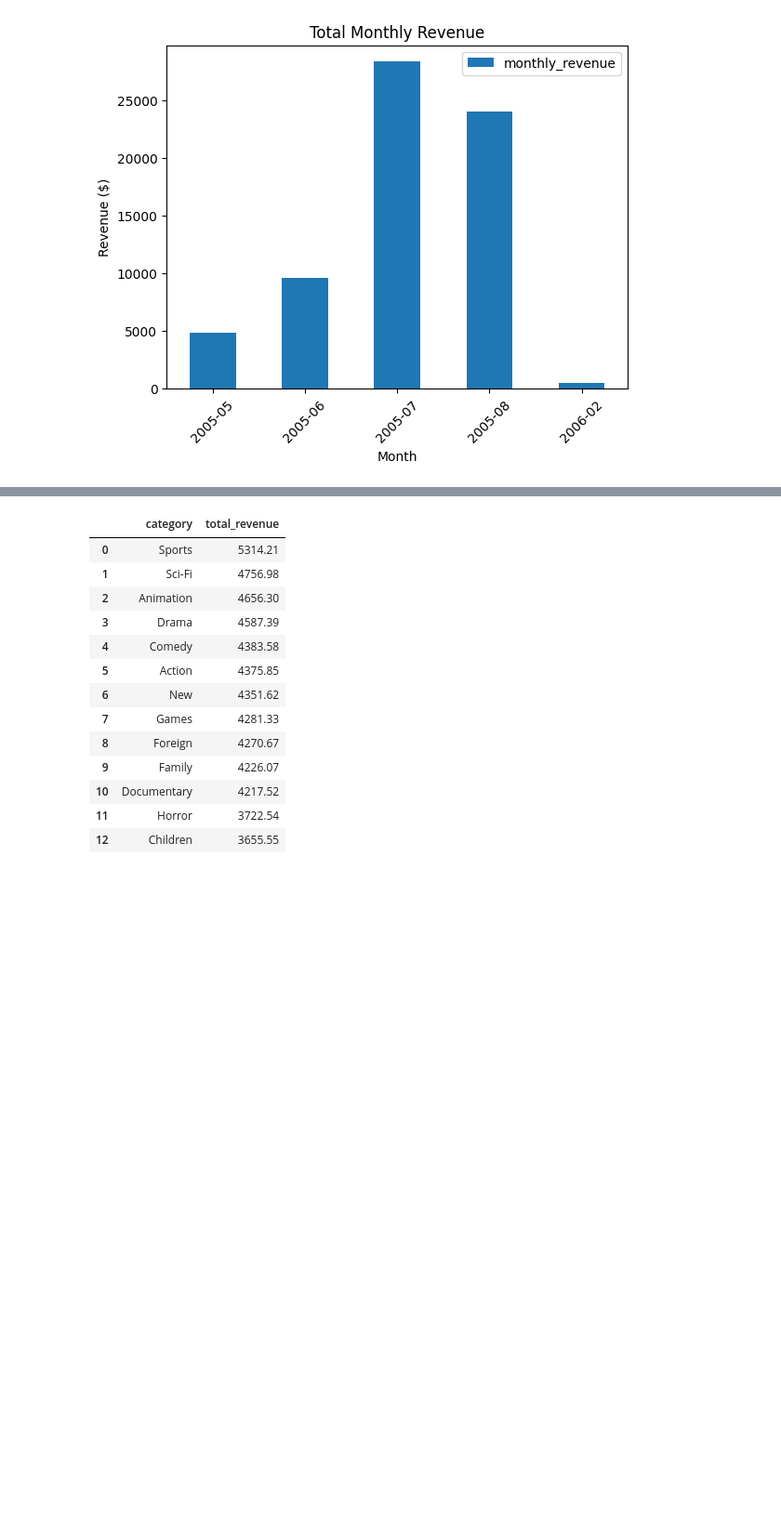
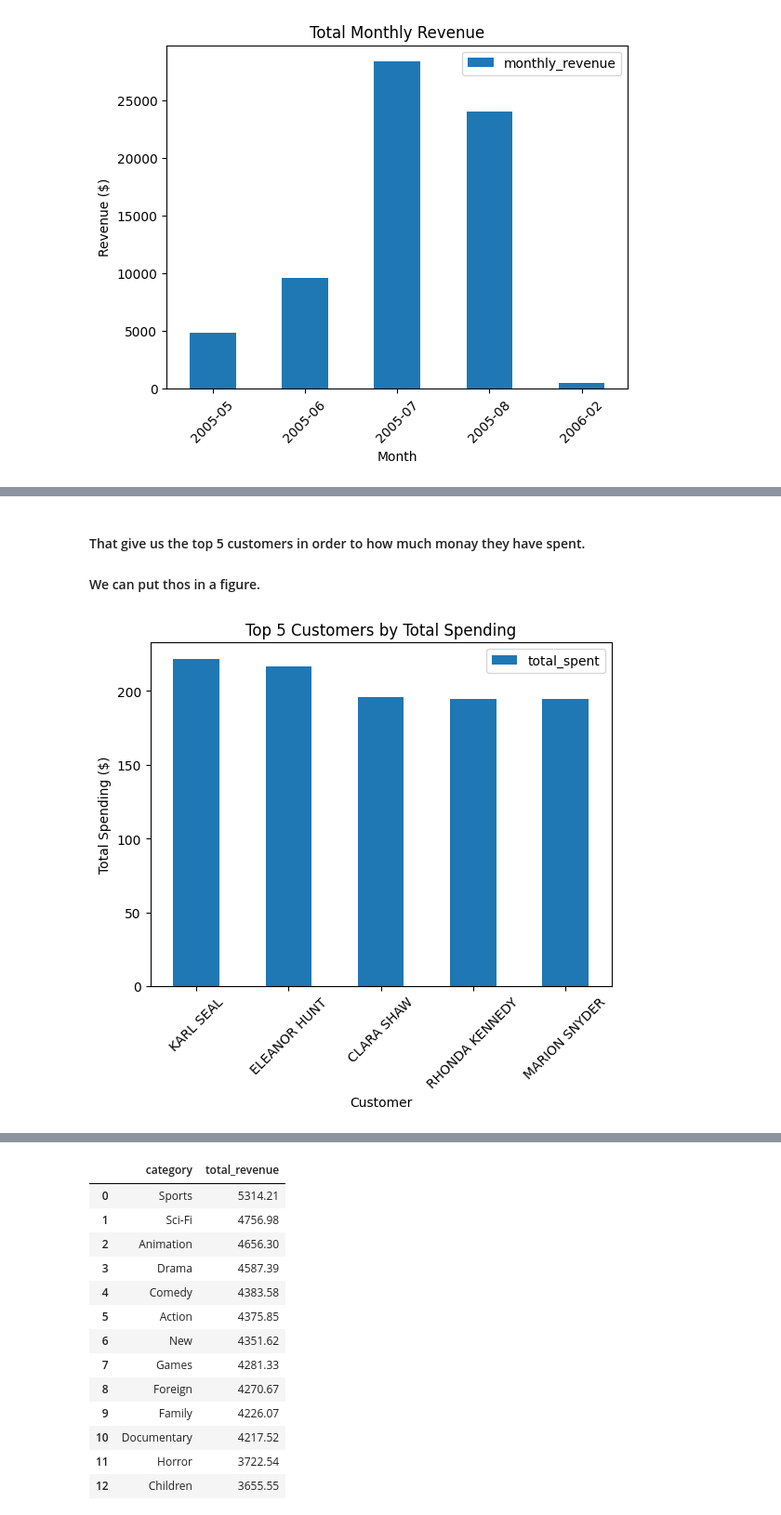
Before and after one commit to Aleex87/sakila_lab_alessandro_abbate, a Jupyter notebook: sql/eda_pandas_duckdb.ipynb, the cells around one changed output, grey strips where cells are left out. Shown at 93% size. Drawn from its saved outputs; the diff is of its cells as text; code cells hidden in the pictures; blank space fills up the shorter version.

```diff
--- a/sql/eda_pandas_duckdb.ipynb
+++ b/sql/eda_pandas_duckdb.ipynb
@@ -447,0 +450,16 @@ plt.show()
+# %%
+df_top_5_customers = conn.sql("""
+    SELECT
+        c.customer_id,
+        c.first_name || ' ' || c.last_name AS name_customer,
+        SUM(p.amount) AS total_spent
+
+    FROM payment p
+    JOIN customer c ON p.customer_id = c.customer_id
+    GROUP BY c.customer_id , name_customer
+    ORDER BY
+        total_spent DESC
+    LIMIT 5;
+""").df()
+
+df_top_5_customers
@@ -448 +473,17 @@ plt.show()
+# %% [markdown]
+#### That give us the top 5 customers in order to how much monay they have spent.
+#### We can put thos in a figure.
+# %%
+df_top_5_customers.plot(
+    x="name_customer",
+    y="total_spent",
+    kind="bar",
+    title="Top 5 Customers by Total Spending"
+)
+plt.xlabel("Customer")
+plt.ylabel("Total Spending ($)")
+plt.xticks(rotation=45)
+plt.show()
+# %% [output]
+[figure, added]
 # %% [markdown]
```
Also changed, not shown: parts of 10 cells of this notebook, 1 other file.
